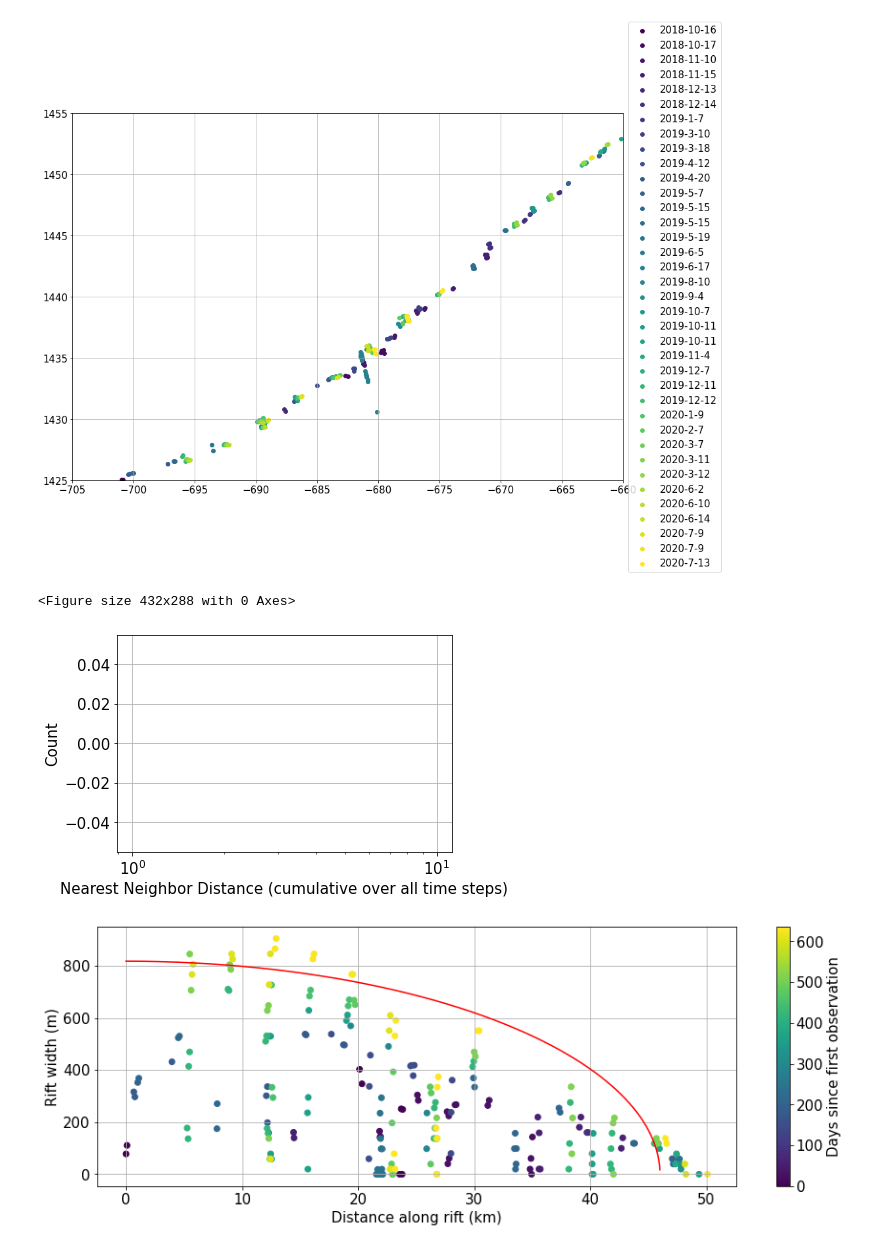
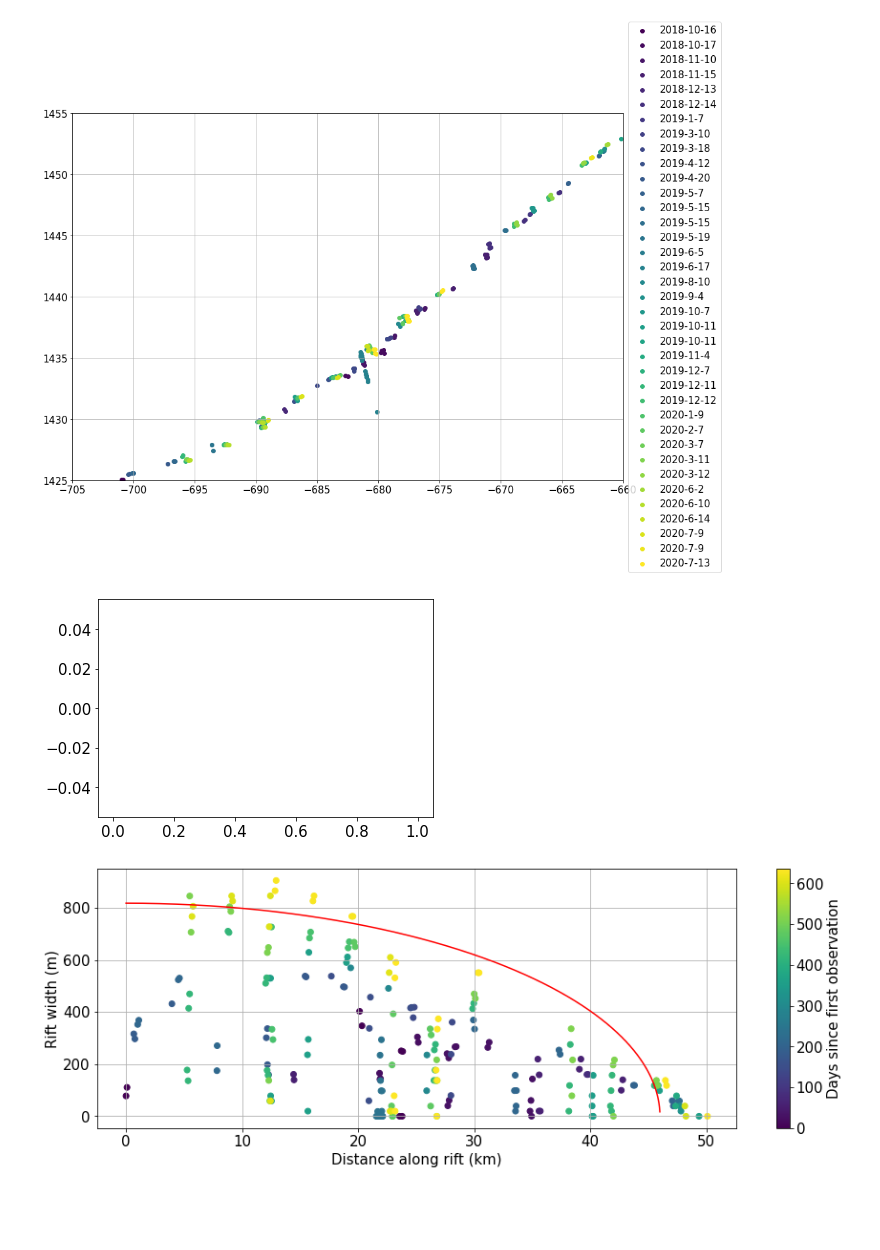
Before and after one commit to bradlipovsky/antarctic-rift-catalog, a Jupyter notebook: analyze_rift_measurements.ipynb, the cells around one changed output. Drawn from its saved outputs; the diff is of its cells as text; code cells hidden in the pictures; blank space fills up the shorter version.

```diff
--- a/analyze_rift_measurements.ipynb
+++ b/analyze_rift_measurements.ipynb
@@ -298,24 +299,23 @@ plt.show()
 # %%
 # How close are rift observations?
 
 hist, bins, _ = plt.hist(seperation_list, bins=20)
 
-# histogram on log scale.
-# Use non-equal bin sizes, such that they look equal on log scale.
-logbins = np.logspace(np.log10(bins[0]),np.log10(bins[-1]),len(bins))
-plt.clf()
-fig8 = plt.subplots()
-plt.hist(seperation_list, bins=logbins)
-plt.xscale('log')
-# plt.yscale('log')
-plt.xlabel('Nearest Neighbor Distance (cumulative over all time steps)')
-plt.ylabel('Count')
-plt.grid()
-plt.rcParams.update({'font.size': 15})
+# # histogram on log scale.
+# # Use non-equal bin sizes, such that they look equal on log scale.
+# logbins = np.logspace(np.log10(bins[0]),np.log10(bins[-1]),len(bins))
+# plt.clf()
+# fig8 = plt.subplots()
+# plt.hist(seperation_list, bins=logbins)
+# plt.xscale('log')
+# # plt.yscale('log')
+# plt.xlabel('Nearest Neighbor Distance (cumulative over all time steps)')
+# plt.ylabel('Count')
+# plt.grid()
+# plt.rcParams.update({'font.size': 15})
 plt.show()
 # %% [output]
-<Figure size 432x288 with 0 Axes>
-[figure, old version]
+[figure, new version]
 # %%
 # How does rift width vary?
 latest = list_of_state_vectors[-1]
```
Also changed, not shown: parts of 2 cells of this notebook, 2 other files.
